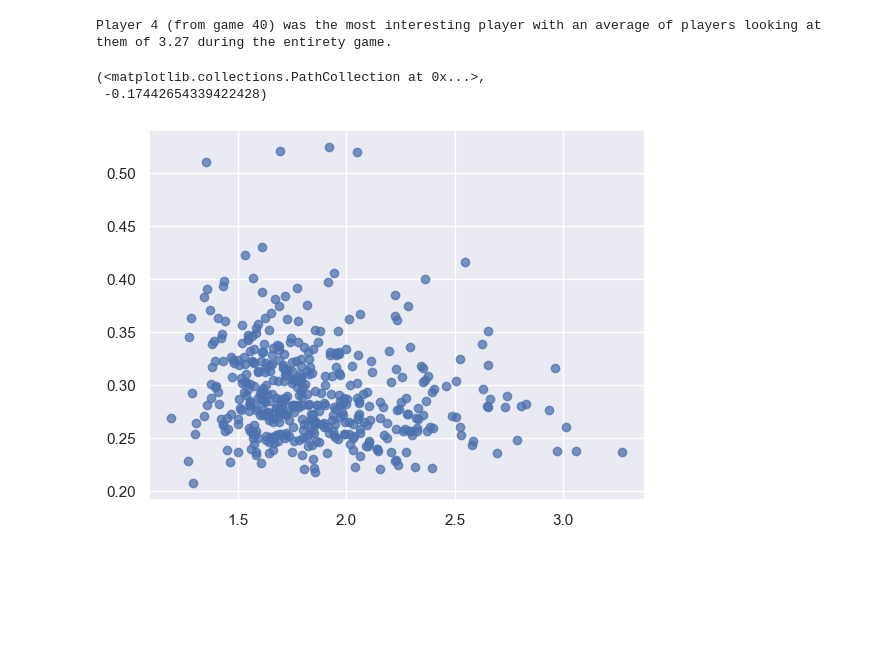
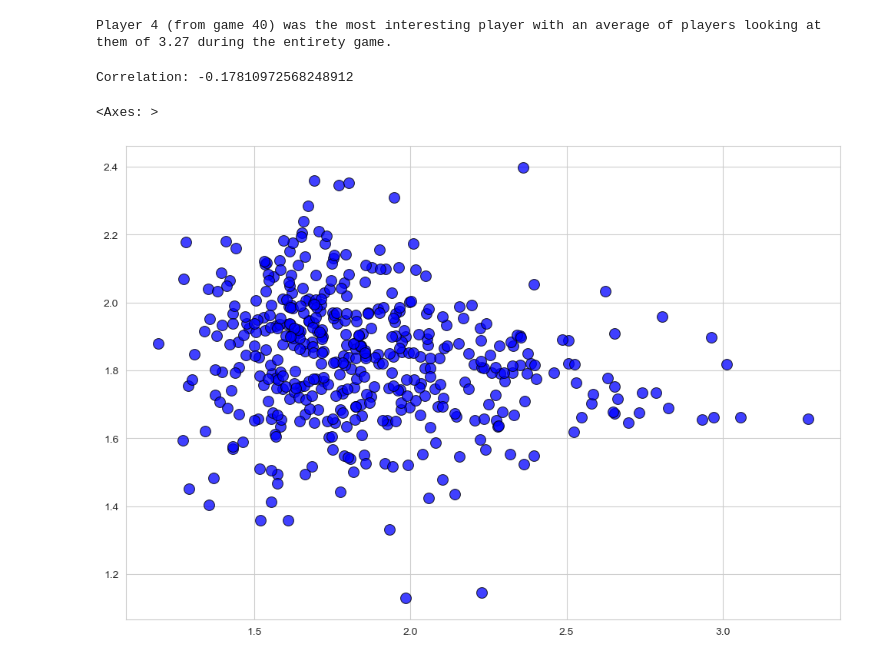
Before and after one commit to hakai-vulpes/resistance-graph-study, a Jupyter notebook: analysis.ipynb, the cells around one changed output. Cells and saved outputs as stored; diff of their text form; code cells hidden in the pictures; blank space fills up the shorter version.

Commit message:
fix(analysis): degree relevance for neighbour degree formula is now correct

```diff
--- a/analysis.ipynb
+++ b/analysis.ipynb
@@ -347,20 +348,24 @@ Player 4 (from game 40) was the most interesting player with an average of playe
 # %%
 x = []
 y = []
 for _, game in enumerate(games):
     G = create_graph_instance(game.mean(axis='rows'))
     degrees = G.degree(weight='weight')
     for node, degree in degrees:
         x.append(degree)
-        avg_neighbor_degree = mean(
+        avg_neighbor_degree = sum(
             degrees[neighbor]*G[node][neighbor]['weight']
             for neighbor in G.neighbors(node)
         )
         y.append(avg_neighbor_degree)
 
-plt.scatter(x, y, alpha=0.75), correlation(x, y)
+
+print(f'Correlation: {correlation(x,y)}')
+plt.figure(figsize=(12, 8))
+sns.set_style("whitegrid")
+sns.scatterplot(x=x, y=y, alpha=0.75, s=100, color='blue', edgecolor='black')
 # It is apparent that not necessarily most social players tend to interact with other more social players
 # %% [output]
-(<matplotlib.collections.PathCollection at 0x...>,
- -0.17442654339422428)
+Correlation: -0.17810972568248912
+<Axes: >
-[figure, old version]
+[figure, new version]
```
Also changed, not shown: parts of 1 cell of this notebook.
